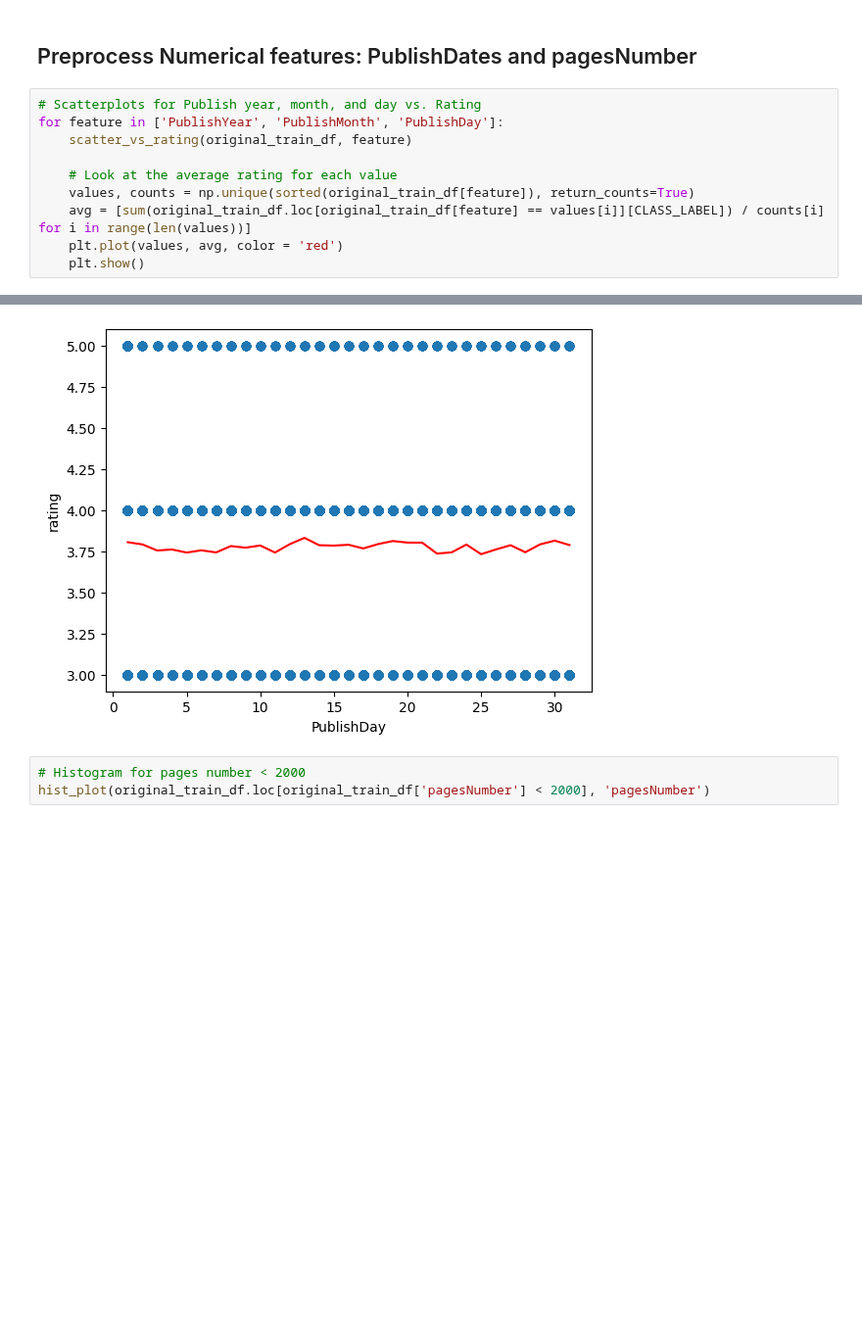
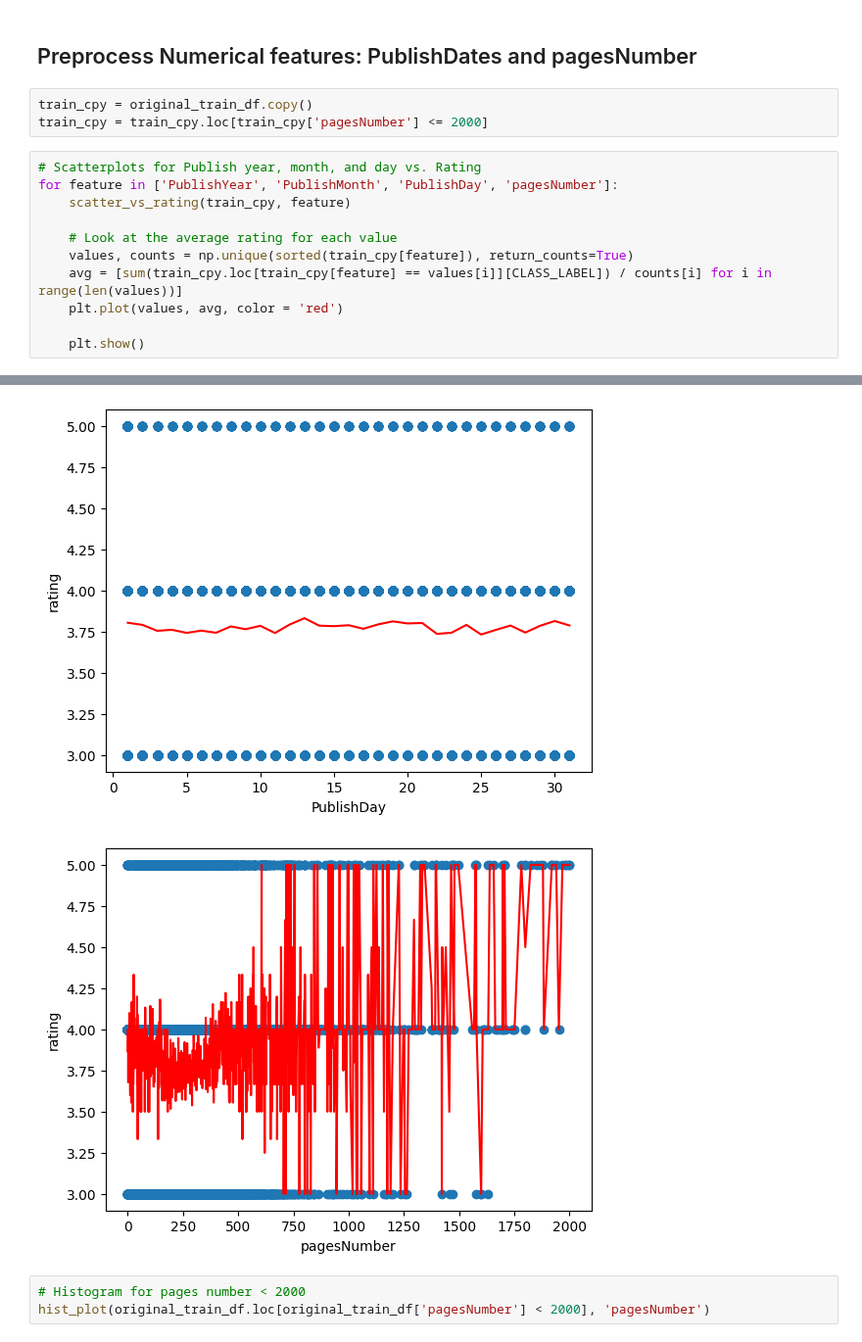
Before and after one commit to 7angel4/Goodreads-rating-classification, a Jupyter notebook: comp30027-a2.ipynb, the cells around one changed output, grey strips where cells are left out. Shown at 98% size. Saved outputs shown, nothing was run; the diff lists cells and outputs as text; blank space fills up the shorter version.

```diff
--- a/comp30027-a2.ipynb
+++ b/comp30027-a2.ipynb
@@ -180,20 +180,25 @@ pd.DataFrame(chi2_selector.pvalues_, index=chi2_selector.feature_names_in_, colu
 [19419, 4680]
 # %% [markdown]
 ## Preprocess Numerical features: PublishDates and pagesNumber
+# %%
+train_cpy = original_train_df.copy()
+train_cpy = train_cpy.loc[train_cpy['pagesNumber'] <= 2000]
 # %%
 # Scatterplots for Publish year, month, and day vs. Rating
-for feature in ['PublishYear', 'PublishMonth', 'PublishDay']:
-    scatter_vs_rating(original_train_df, feature)
+for feature in ['PublishYear', 'PublishMonth', 'PublishDay', 'pagesNumber']:
+    scatter_vs_rating(train_cpy, feature)
 
     # Look at the average rating for each value
-    values, counts = np.unique(sorted(original_train_df[feature]), return_counts=True)
-    avg = [sum(original_train_df.loc[original_train_df[feature] == values[i]][CLASS_LABEL]) / counts[i] for i in range(len(values))]
+    values, counts = np.unique(sorted(train_cpy[feature]), return_counts=True)
+    avg = [sum(train_cpy.loc[train_cpy[feature] == values[i]][CLASS_LABEL]) / counts[i] for i in range(len(values))]
     plt.plot(values, avg, color = 'red')
+
     plt.show()
 # %% [output]
 [figure]
 [figure]
 [figure]
+[figure, added]
 # %%
 # Histogram for pages number < 2000
 hist_plot(original_train_df.loc[original_train_df['pagesNumber'] < 2000], 'pagesNumber')
```
Also changed, not shown: 1 other file.
